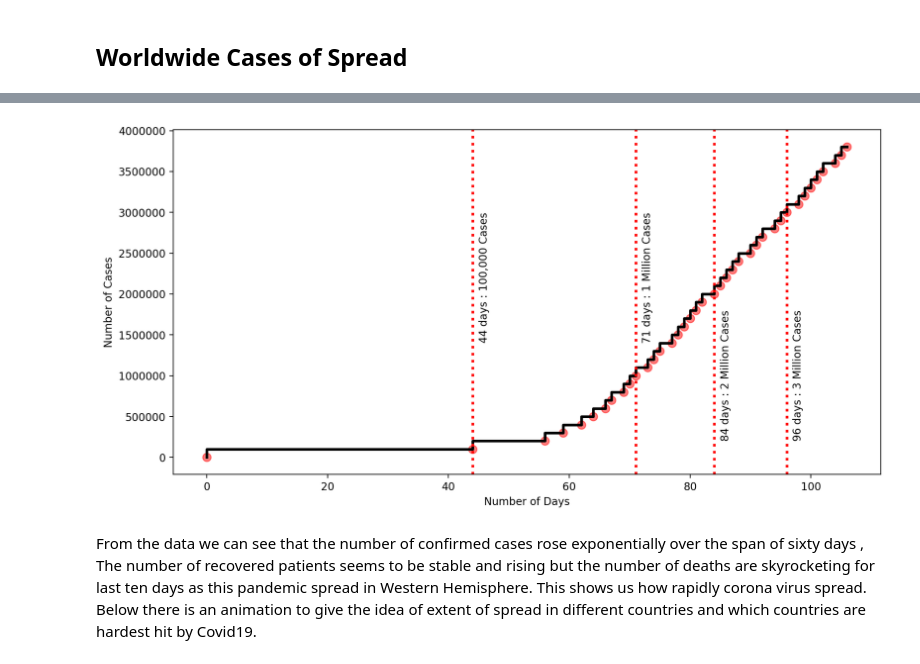
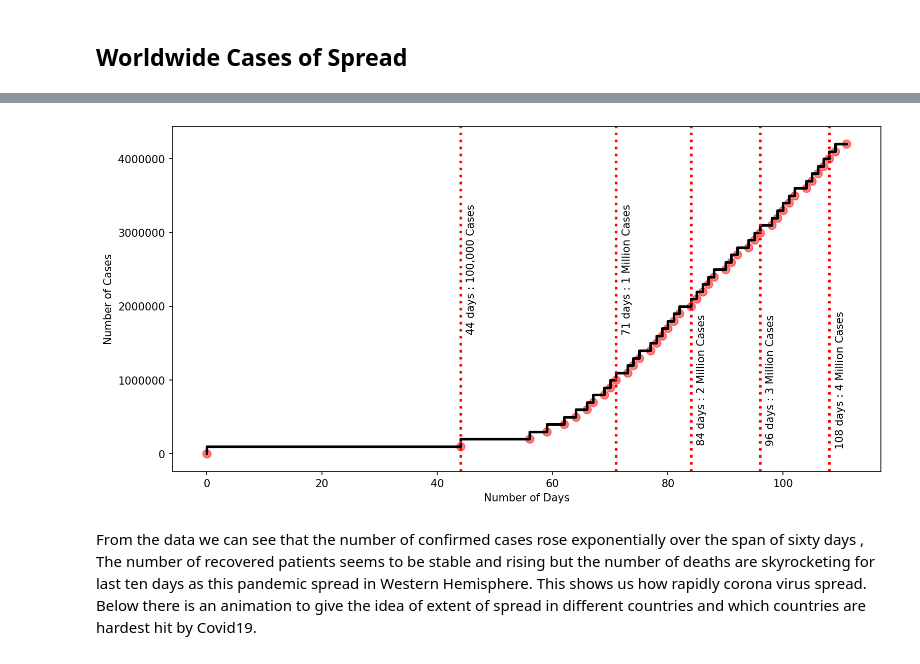
Before and after one commit to nabeel-hasan/COVID-19, a Jupyter notebook: Covid19_Daily_Updates/Daily_Insights_For_Covid19.ipynb, the cells around one changed output, grey strips where cells are left out. Cells and saved outputs as stored; diff of their text form; code cells hidden in the pictures.

```diff
--- a/Covid19_Daily_Updates/Daily_Insights_For_Covid19.ipynb
+++ b/Covid19_Daily_Updates/Daily_Insights_For_Covid19.ipynb
@@ -127,20 +127,22 @@ DTANOHT : Days To Achieve Next One Hundred Thousand
 # %%
-plt.figure(figsize = (12,6), dpi = 200)
+plt.figure(figsize = (12,6), dpi = 150)
 plt.step(every_10['NODTAT'], every_10['NOHTC'], color = 'black', linestyle = '-', linewidth = 2.5)
 plt.scatter(every_10['NODTAT'], every_10['NOHTC'], color = 'red', marker = 'o', s = 60, alpha = 0.5)
 plt.axvline(x = every_10['NODTAT'][1],  color = 'red', linestyle = ':', linewidth = 2.5)
-plt.text(45, 2200000, "44 days : 100,000 Cases", rotation=90, verticalalignment='center')
+plt.text(45, 2500000, "44 days : 100,000 Cases", rotation=90, verticalalignment='center')
 plt.axvline(x = every_10['NODTAT'][10], color = 'red', linestyle = ':', linewidth = 2.5)
-plt.text(72, 2200000, "71 days : 1 Million Cases", rotation=90, verticalalignment='center')
+plt.text(72, 2500000, "71 days : 1 Million Cases", rotation=90, verticalalignment='center')
 plt.axvline(x = every_10['NODTAT'][20], color = 'red', linestyle = ':', linewidth = 2.5)
 plt.text(85, 1000000, "84 days : 2 Million Cases", rotation=90, verticalalignment='center')
 plt.axvline(x = every_10['NODTAT'][30], color = 'red', linestyle = ':', linewidth = 2.5)
 plt.text(97, 1000000, "96 days : 3 Million Cases", rotation=90, verticalalignment='center')
+plt.axvline(x = every_10['NODTAT'][40], color = 'red', linestyle = ':', linewidth = 2.5)
+plt.text(109, 1000000, "108 days : 4 Million Cases", rotation=90, verticalalignment='center')
 plt.xlabel('Number of Days')
 plt.ylabel('Number of Cases')
 plt.savefig('Animated_Objects/dailyMilestone')
 # %% [output]
-[figure, old version]
+[figure, new version]
 # %% [markdown]
 From the data we can see that the number of confirmed cases rose exponentially over the span of sixty days , The number of recovered patients seems to be stable and rising but the number of deaths are skyrocketing for last ten days as this pandemic spread in Western Hemisphere. This shows us how rapidly corona virus spread. Below there is an animation to give the idea of extent of spread in different countries and which countries are hardest hit by Covid19.
 # %% [markdown]
```
Also changed, not shown: parts of 10 cells of this notebook, 5 other files.
